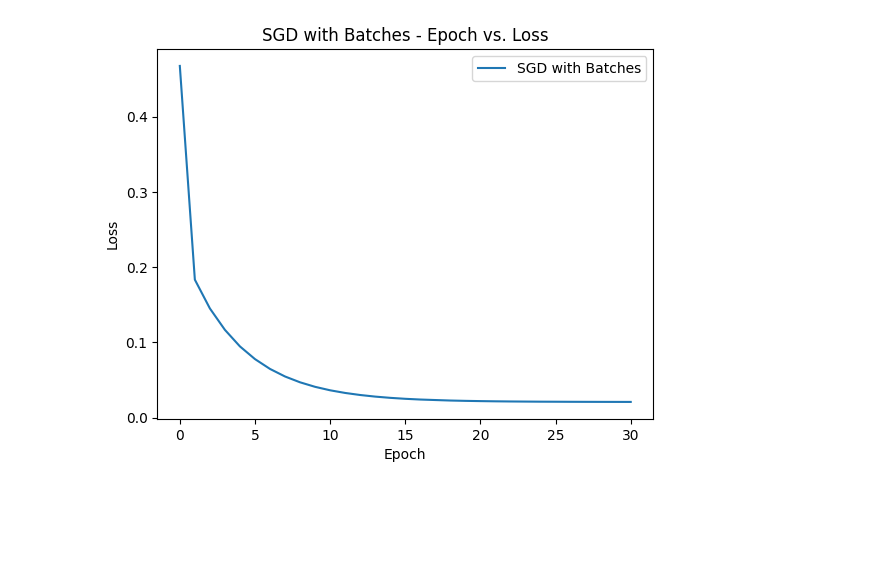
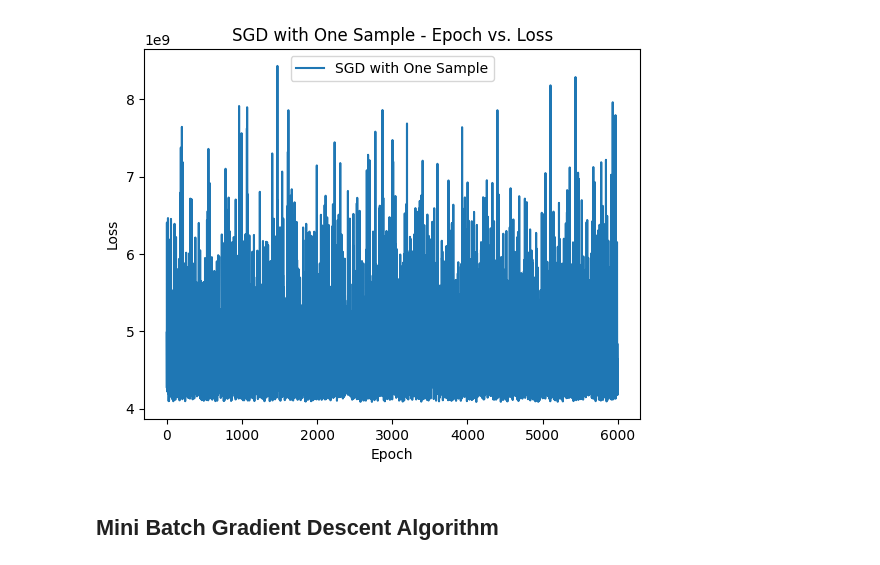
Before and after one commit to KayalvizhiT513/Gradient_Descent_Comparison, a Jupyter notebook: Gradient_Descent_Comparison.ipynb, the cells around one changed output. Saved outputs shown, nothing was run; the diff lists cells and outputs as text; code cells hidden in the pictures; blank space fills up the shorter version.

```diff
--- a/Gradient_Descent_Comparison.ipynb
+++ b/Gradient_Descent_Comparison.ipynb
@@ -255,5 +389,7 @@ plot_loss_vs_epoch(loss_history_sgd_one_sample, 'SGD with One Sample')
 # %%
-# Plot the loss vs. epoch graph for SGD with batches
-plot_loss_vs_epoch(loss_history_sgd_batches, 'SGD with Batches')
+# Plot the loss vs. epoch graph for SGD with one sample
+plot_loss_vs_epoch(loss_history_sgd_one_sample, 'SGD with One Sample')
 # %% [output]
-[figure, old version]
+[figure, new version]
+# %% [markdown]
+## Mini Batch Gradient Descent Algorithm
```
Also changed, not shown: parts of 41 cells of this notebook.
